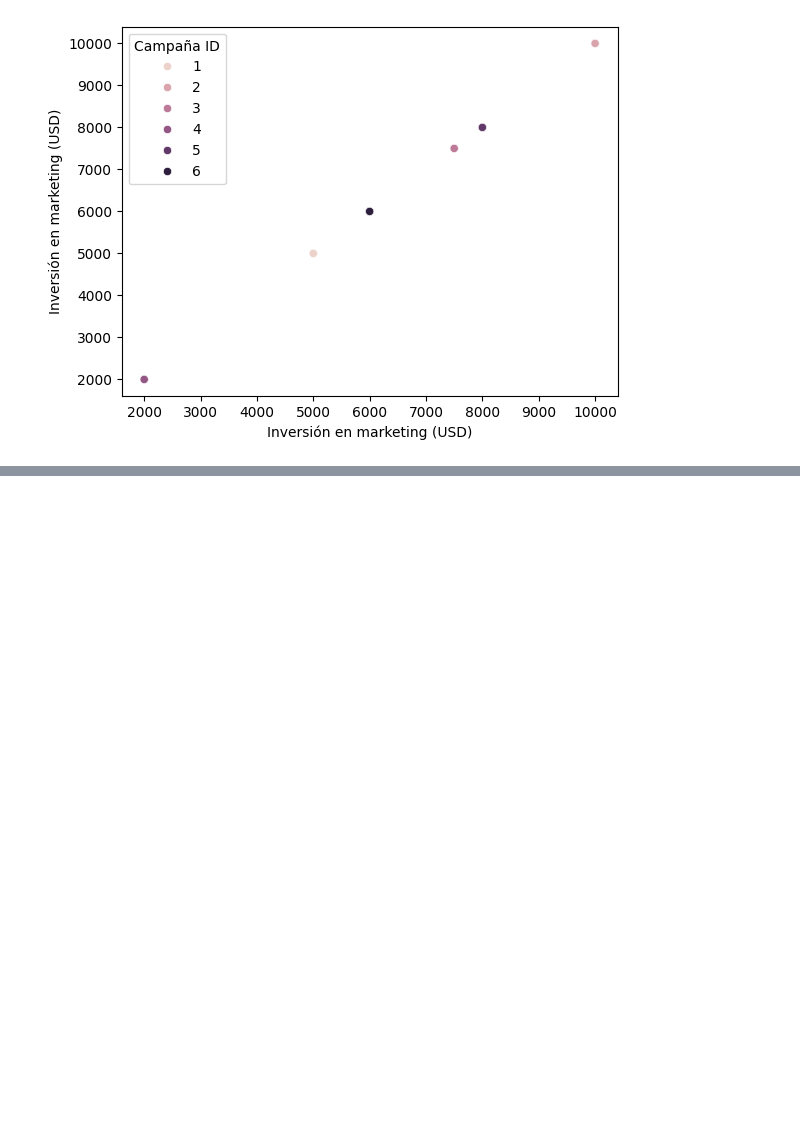
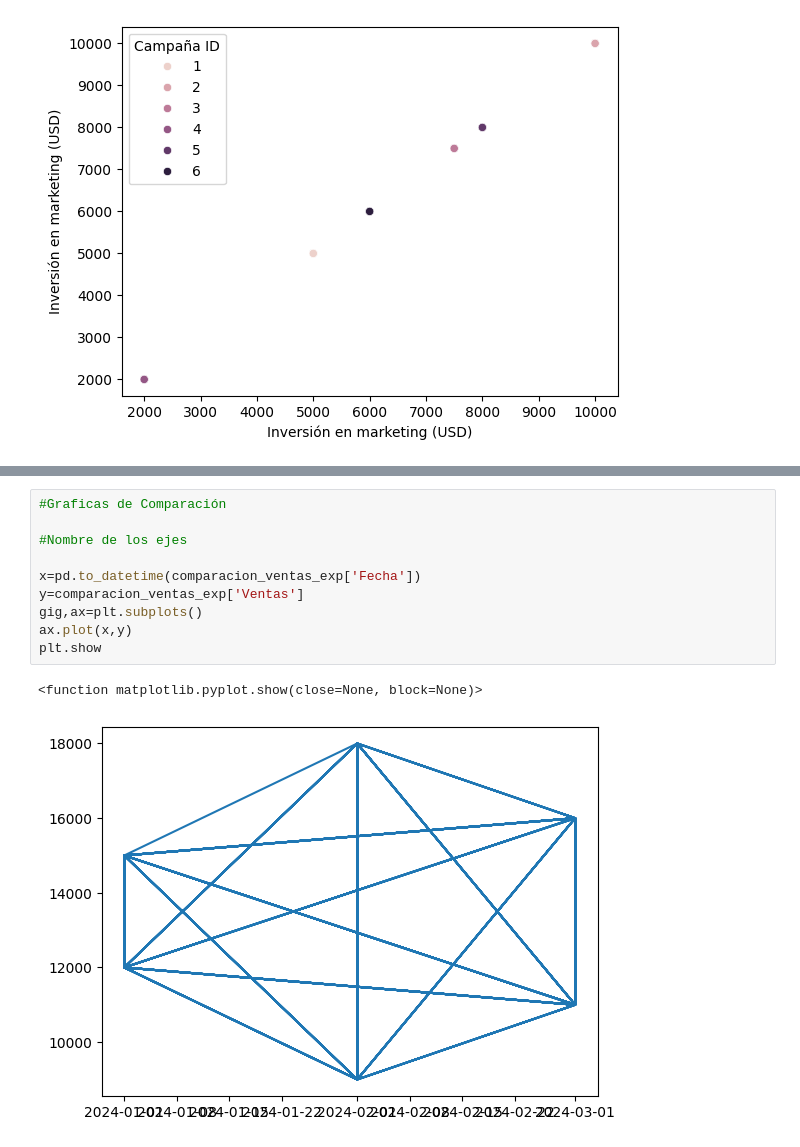
Before and after one commit to katheforero3/CursoPython, a Jupyter notebook: Visualizaciones.ipynb, the cells around one changed output, grey strips where cells are left out. Cells and saved outputs as stored; diff of their text form; blank space fills up the shorter version.

```diff
--- a/Visualizaciones.ipynb
+++ b/Visualizaciones.ipynb
@@ -58,0 +93,13 @@ ValueError: could not convert string to float: '2024-01-15'
+# %%
+#Graficas de Comparación
+
+#Nombre de los ejes
+
+x=pd.to_datetime(comparacion_ventas_exp['Fecha'])
+y=comparacion_ventas_exp['Ventas']
+gig,ax=plt.subplots()
+ax.plot(x,y)
+plt.show
+# %% [output]
+<function matplotlib.pyplot.show(close=None, block=None)>
+[figure, added]
```
Also changed, not shown: parts of 9 cells of this notebook.
